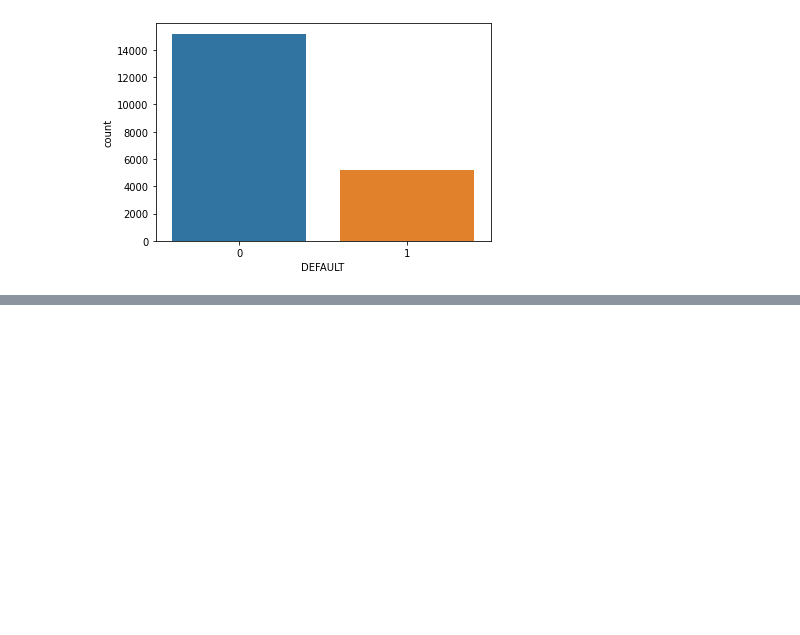
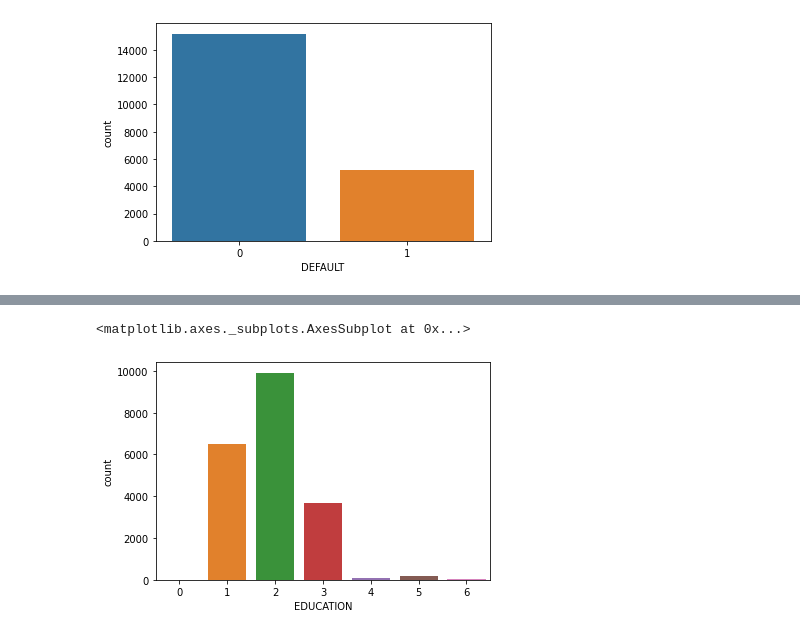
Before and after one commit to Rushabhtikale92/Credit-Card-Default-Prediction, a Jupyter notebook: Copy_of_Credit_Card_Default_Prediction_Capstone_Project.ipynb, the cells around one changed output, grey strips where cells are left out. Saved outputs shown, nothing was run; the diff lists cells and outputs as text; code cells hidden in the pictures; blank space fills up the shorter version.

```diff
--- a/Copy_of_Credit_Card_Default_Prediction_Capstone_Project.ipynb
+++ b/Copy_of_Credit_Card_Default_Prediction_Capstone_Project.ipynb
@@ -199,0 +217,5 @@ sns.countplot(data['DEFAULT'])
+# %%
+sns.countplot(data['EDUCATION'])
+# %% [output]
+<matplotlib.axes._subplots.AxesSubplot at 0x...>
+[figure, added]
```
Also changed, not shown: parts of 20 cells of this notebook.
